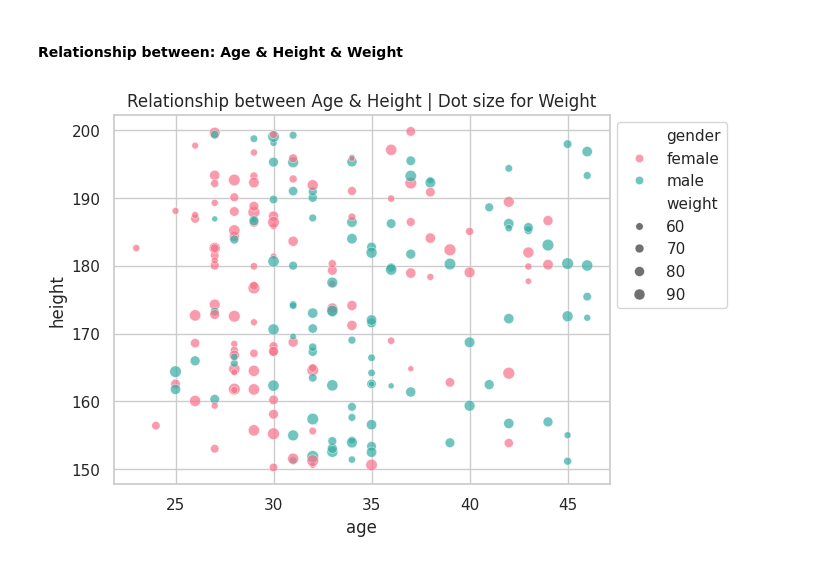
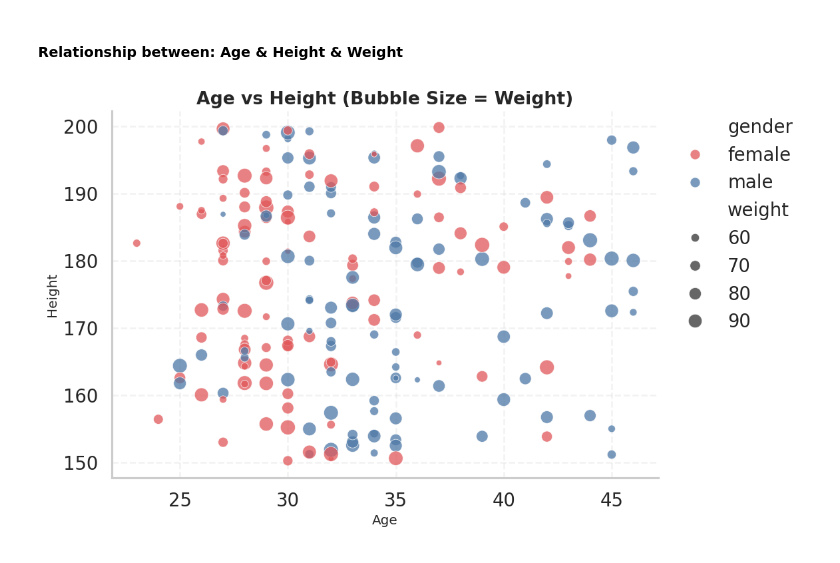
Before and after one commit to Data-Legend/usersData_from_api_to_insights, a Jupyter notebook: api_to_eda.ipynb, the cells around one changed output. Cells and saved outputs as stored; diff of their text form; code cells hidden in the pictures.

```diff
--- a/api_to_eda.ipynb
+++ b/api_to_eda.ipynb
@@ -248,10 +229,0 @@ plt.show()
-# %%
-# Barplot is suitable: it nautomatically calculates the mean of 'age' y for each 'gender' x
-# Plot theme-> whitegrid: clean background with gridlines, pastel: soft modern colors
-sns.set_theme(style="whitegrid", palette='pastel')
-# errorbar=None removes the confidence interval lines for a cleaner look
-ax = sns.barplot(data=final_df, x='gender', y='age', errorbar=None)
-for container in ax.containers: ax.bar_label(container, fmt='%.1f',padding=3)
-plt.title('Average Age by Gender')
-sns.despine(left=True)# removes the left axis line for cleaner look
-plt.show()
@@ -317,19 +476,25 @@ plt.show()
 # %% [markdown]
 #### Relationship between: Age & Height & Weight
 # %%
-# scatterplot: visualizes correlation between numarical continuous columns, we can add other dimensions (point color or size)
-ax = sns.scatterplot(               # set ax = the plotObject
+# Relationship between age, height, and weight
+fig, ax = plt.subplots(figsize=(10, 6))
+sns.scatterplot(
     data=final_df,
-    x='age',                        # x-axis: numerical age
-    y='height',                     # y-axis: numerical height
+    x='age',
+    y='height',
     size='weight',
-    hue='gender',                   # hue: colors dots based on gender category
-    alpha=0.7,                      # alpha=0.7: adds transparency so overlapping dots are visible
-    palette="husl"                  # palette="husl": uses highly distinct colors for categories
+    hue='gender',
+    sizes=(25, 180),
+    alpha=0.75,
+    palette=gender_palette,
+    ax=ax
 )
-# Move the legend outside the plot area to prevent hiding data points
-plt.legend(bbox_to_anchor=(1, 1), loc='upper left')
-plt.title('Relationship between Age & Height | Dot size for Weight')
+ax.set_title('Age vs Height (Bubble Size = Weight)')
+ax.set_xlabel('Age')
+ax.set_ylabel('Height')
+ax.legend(bbox_to_anchor=(1.02, 1), loc='upper left', borderaxespad=0)
+sns.despine()
+plt.tight_layout()
 plt.show()
 # %% [output]
-[figure, old version]
+[figure, new version]
```
Also changed, not shown: parts of 24 cells of this notebook, 6 other files.
